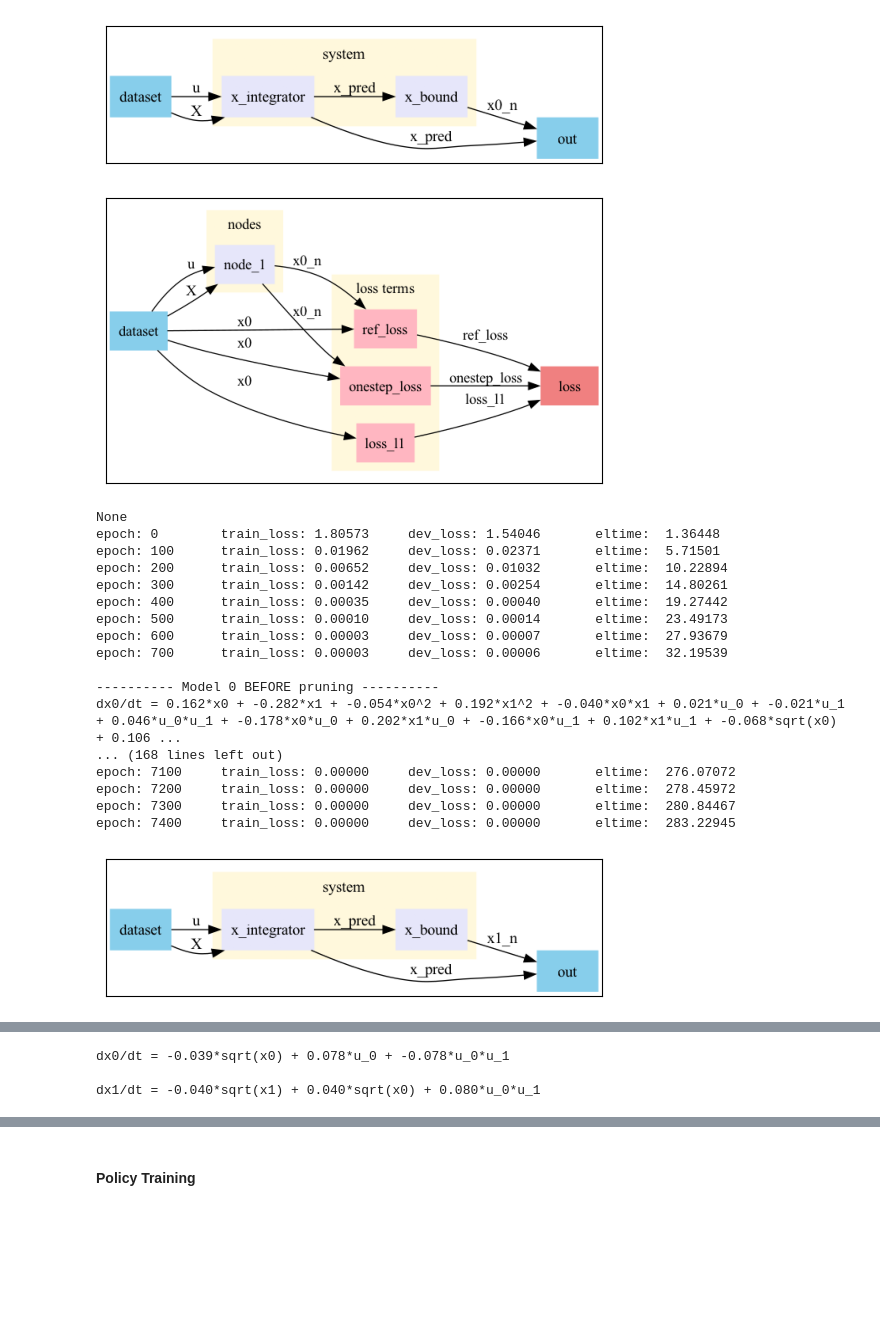
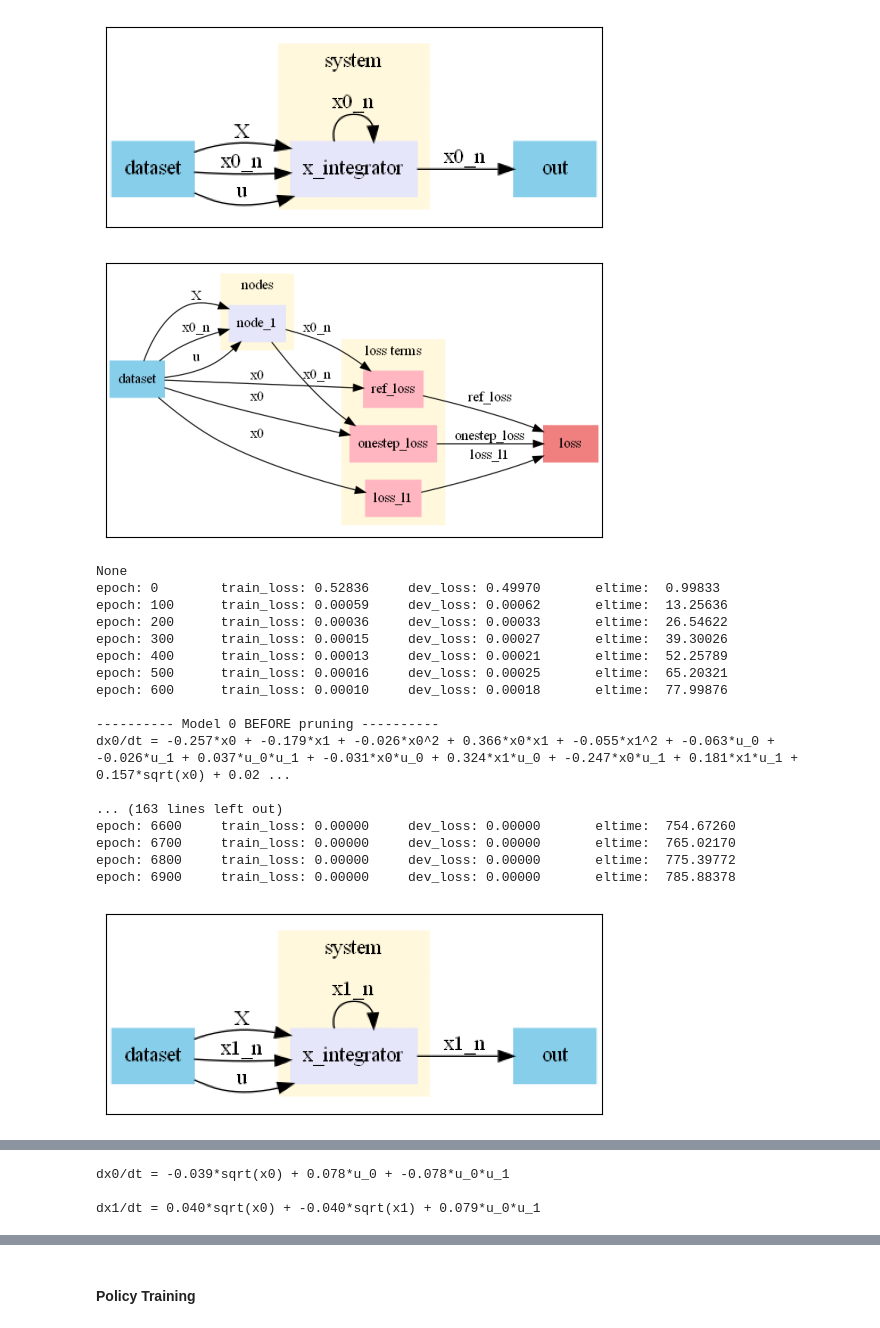
Before and after one commit to Alirezad126/SparseDPC, a Jupyter notebook: 5_Full_DPC_Fixed/TwoTank/TwoTank.ipynb, the cells around one changed output, grey strips where cells are left out. Saved outputs shown, nothing was run; the diff lists cells and outputs as text; code cells hidden in the pictures; blank space fills up the shorter version.

```diff
--- a/5_Full_DPC_Fixed/TwoTank/TwoTank.ipynb
+++ b/5_Full_DPC_Fixed/TwoTank/TwoTank.ipynb
@@ -31,7 +33,7 @@ umax = 1.
 xmin = 0.
 xmax = 1
 # %%
-fx_models = [fx_library(i, nx=nx, nu=nu) for i in range(nx)]
+fx_models = [fx_library(i, nx=nx, nu=nu, seed=12, device=device, ) for i in range(nx)]
 for fx in fx_models:
     print(fx)
 # %% [output]
@@ -46,16 +48,10 @@ train_loader, dev_loader, test_data = get_data(gt_model, nsim, nsteps, ts, bs)
 # %%
 for i in range(nx):
 
-    nsim = 2000   # number of simulation steps in the dataset
-    nsteps = 2  # number of prediction horizon steps in the loss function
-    bs = 100     # minibatching batch size
-    train_loader, dev_loader, test_data = get_data(gt_model, nsim, nsteps, ts, bs)
+    integrator_x = OneElementEulerIntegrator(fx_models[i], h=ts)
+    integrator_node_x = Node(integrator_x, ['X', f'x{i}_n', 'u'], [f'x{i}_n'], name="x_integrator")
+    dynamics_model_x = System([integrator_node_x])
 
-    integrator_x = integrators.Euler(fx_models[i], h=ts)
-
-    integrator_node_x = Node(integrator_x, ['X', 'u'], ['x_pred'], name="x_integrator")
-    x_bound = Node(lambda x: torch.clamp(x, xmin, xmax)[:,i:i+1], ['x_pred'], [f'x{i}_n'], name="x_bound")
-    dynamics_model_x = System([integrator_node_x, x_bound])
     dynamics_model_x.show()
 
     x = variable(f"x{i}")
@@ -70,7 +66,7 @@ for i in range(nx):
 
     # Sparsity constraint
     l1_x = variable([x], lambda x: torch.norm(list(fx_models[i].parameters())[0], p=1))
-    loss_l1_x = 0.000001 * (l1_x == 0)
+    loss_l1_x = 1e-6 * (l1_x == 0)
     loss_l1_x.name = "loss_l1"
 
     objectives_x = [reference_loss_x, onestep_loss_x, loss_l1_x]
@@ -83,27 +79,7 @@ for i in range(nx):
 
     logger = BasicLogger(args=None, savedir='test', verbosity=100,
                     stdout=['dev_loss', 'train_loss'])
-    epochs=7500
-
-
-    # trainer_x = SparseDynamicsTrainer(
-    # problem_x,
-    # fx_models[i],
-    # lr,
-    # None,
-    # None,
-    # optimizer=optimizer_x,
-    # epochs=epochs,
-    # train_metric='train_loss',
-    # eval_metric='dev_loss',
-    # logger=logger,
-    # device=device,
-    # threshold=0.002,
-    # prune_every=750,
-    # warmup=300,
-    # patience=50,
-    # threshold_mult=1.07
-    # )
+    epochs=7000
 
     trainer_x = SparseTrainer(
         problem      = problem_x,
@@ -114,51 +90,51 @@ for i in range(nx):
         optimizers=[optimizer_x],
         epochs=epochs,
         train_metric='train_loss',
         eval_metric='dev_loss',
         logger=logger,
         device=device,
         threshold=0.002,
-        prune_every=750,
+        prune_every=700,
         warmup=300,
         patience=50,
         threshold_mult=1.07,
         )
     for _ in range(1):
         # print(f'************   training with {nsteps} steps   ************   ')
 
         # Regenerate data for the new `nsteps`
         train_loader, dev_loader, test_data = get_data(gt_model, nsim, nsteps, ts, bs)
         trainer_x.train_data, trainer_x.dev_data = train_loader, dev_loader
         trainer_x.problem = problem_x  # Keep the problem consistent
 
         # Train control policy
         best_model = trainer_x.train()
 
 
         trainer_x.model.load_state_dict(best_model)
 
         # Update step size
         nsteps *= 2
         # trainer.model.loss.objectives[2].weight *= 1.1
         dynamics_model_x.nsteps = nsteps
 # %% [output]
-[figure, old version]
+[figure, new version]
-[figure, old version]
+[figure, new version]
 None
-epoch: 0        train_loss: 1.80573     dev_loss: 1.54046       eltime:  1.36448
-epoch: 100      train_loss: 0.01962     dev_loss: 0.02371       eltime:  5.71501
-epoch: 200      train_loss: 0.00652     dev_loss: 0.01032       eltime:  10.22894
-epoch: 300      train_loss: 0.00142     dev_loss: 0.00254       eltime:  14.80261
-epoch: 400      train_loss: 0.00035     dev_loss: 0.00040       eltime:  19.27442
-epoch: 500      train_loss: 0.00010     dev_loss: 0.00014       eltime:  23.49173
-epoch: 600      train_loss: 0.00003     dev_loss: 0.00007       eltime:  27.93679
-epoch: 700      train_loss: 0.00003     dev_loss: 0.00006       eltime:  32.19539
+epoch: 0        train_loss: 0.52836     dev_loss: 0.49970       eltime:  0.99833
+epoch: 100      train_loss: 0.00059     dev_loss: 0.00062       eltime:  13.25636
+epoch: 200      train_loss: 0.00036     dev_loss: 0.00033       eltime:  26.54622
+epoch: 300      train_loss: 0.00015     dev_loss: 0.00027       eltime:  39.30026
+epoch: 400      train_loss: 0.00013     dev_loss: 0.00021       eltime:  52.25789
+epoch: 500      train_loss: 0.00016     dev_loss: 0.00025       eltime:  65.20321
+epoch: 600      train_loss: 0.00010     dev_loss: 0.00018       eltime:  77.99876
 
 ---------- Model 0 BEFORE pruning ----------
-dx0/dt = 0.162*x0 + -0.282*x1 + -0.054*x0^2 + 0.192*x1^2 + -0.040*x0*x1 + 0.021*u_0 + -0.021*u_1 + 0.046*u_0*u_1 + -0.178*x0*u_0 + 0.202*x1*u_0 + -0.166*x0*u_1 + 0.102*x1*u_1 + -0.068*sqrt(x0) + 0.106 ...
-... (168 lines left out)
-epoch: 7100     train_loss: 0.00000     dev_loss: 0.00000       eltime:  276.07072
-epoch: 7200     train_loss: 0.00000     dev_loss: 0.00000       eltime:  278.45972
-epoch: 7300     train_loss: 0.00000     dev_loss: 0.00000       eltime:  280.84467
-epoch: 7400     train_loss: 0.00000     dev_loss: 0.00000       eltime:  283.22945
+dx0/dt = -0.257*x0 + -0.179*x1 + -0.026*x0^2 + 0.366*x0*x1 + -0.055*x1^2 + -0.063*u_0 + -0.026*u_1 + 0.037*u_0*u_1 + -0.031*x0*u_0 + 0.324*x1*u_0 + -0.247*x0*u_1 + 0.181*x1*u_1 + 0.157*sqrt(x0) + 0.02 ...
+
+... (163 lines left out)
+epoch: 6600     train_loss: 0.00000     dev_loss: 0.00000       eltime:  754.67260
+epoch: 6700     train_loss: 0.00000     dev_loss: 0.00000       eltime:  765.02170
+epoch: 6800     train_loss: 0.00000     dev_loss: 0.00000       eltime:  775.39772
+epoch: 6900     train_loss: 0.00000     dev_loss: 0.00000       eltime:  785.88378
-[figure, old version]
+[figure, new version]
@@ -186,4 +162,4 @@ for fx in fx_models:
 # %% [output]
 dx0/dt = -0.039*sqrt(x0) + 0.078*u_0 + -0.078*u_0*u_1
 
-dx1/dt = -0.040*sqrt(x1) + 0.040*sqrt(x0) + 0.080*u_0*u_1
+dx1/dt = 0.040*sqrt(x0) + -0.040*sqrt(x1) + 0.079*u_0*u_1
```
Also changed, not shown: parts of 11 cells of this notebook, 7 other files.
